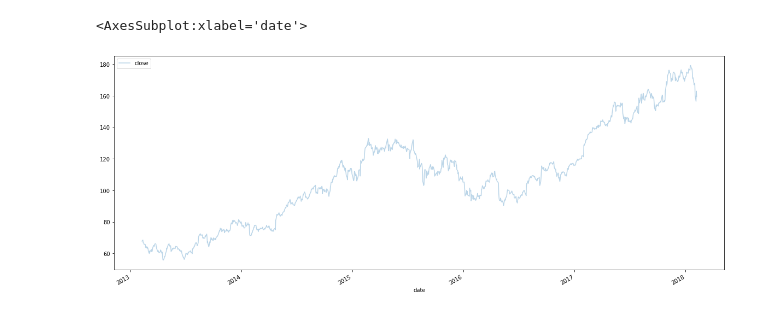
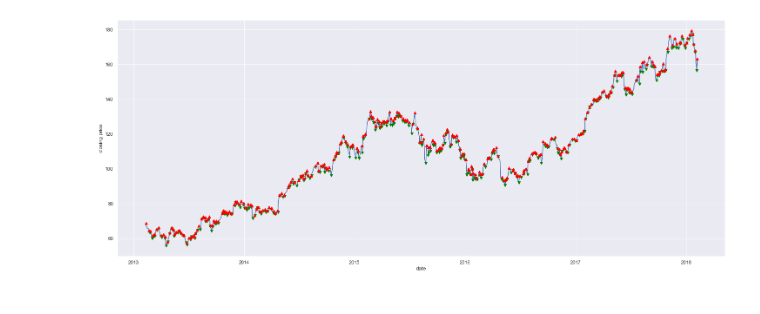
Before and after one commit to egilbert2310/ml-stock-trading, a Jupyter notebook: stock_ml.ipynb, the cells around one changed output. Cells and saved outputs as stored; diff of their text form; code cells hidden in the pictures.

Commit message:
made better graph, did more feature engineering

```diff
--- a/stock_ml.ipynb
+++ b/stock_ml.ipynb
@@ -10,3 +13,10 @@ df = pd.read_csv(data_fp)
+# %%
+df['local_min'] = df.close[(df.close.shift(1) > df.close) & (df.close.shift(-1) > df.close)]
+df['local_max'] = df.close[(df.close.shift(1) < df.close) & (df.close.shift(-1) < df.close)]
+df['min_binary'] = df['local_min'].notnull()
+df['max_binary'] = df['local_max'].notnull()
+df['normalized_value'] = (df['close'] - df['low'] / df['high'] - df['low'])
+df['target'] = df['local_min'].notnull()*1
 # %%
 df
 # %% [output]
@@ -56,5 +36,15 @@ df[df['max_binary']].close.plot(style='.', lw=10, color='green', marker="^")
-# %%
-df.plot(x='date', y='close',figsize=(20,8), alpha= .3)
-# %% [output]
-<AxesSubplot:xlabel='date'>
-[figure, removed]
+# %%
+x = df['date']
+y = df['close']
+y1 = df['local_min']
+y2 = df['local_max']
+
+plt.figure(figsize=(25,10))
+plt.plot(x, y)
+plt.plot(x, y1, lw=10, color='green', marker="v")
+plt.plot(x, y2, lw=10, color='red', marker="^")
+plt.xlabel("date")
+plt.ylabel("closing price")
+plt.show()
+# %% [output]
+[figure, added]
```
Also changed, not shown: parts of 7 cells of this notebook.
